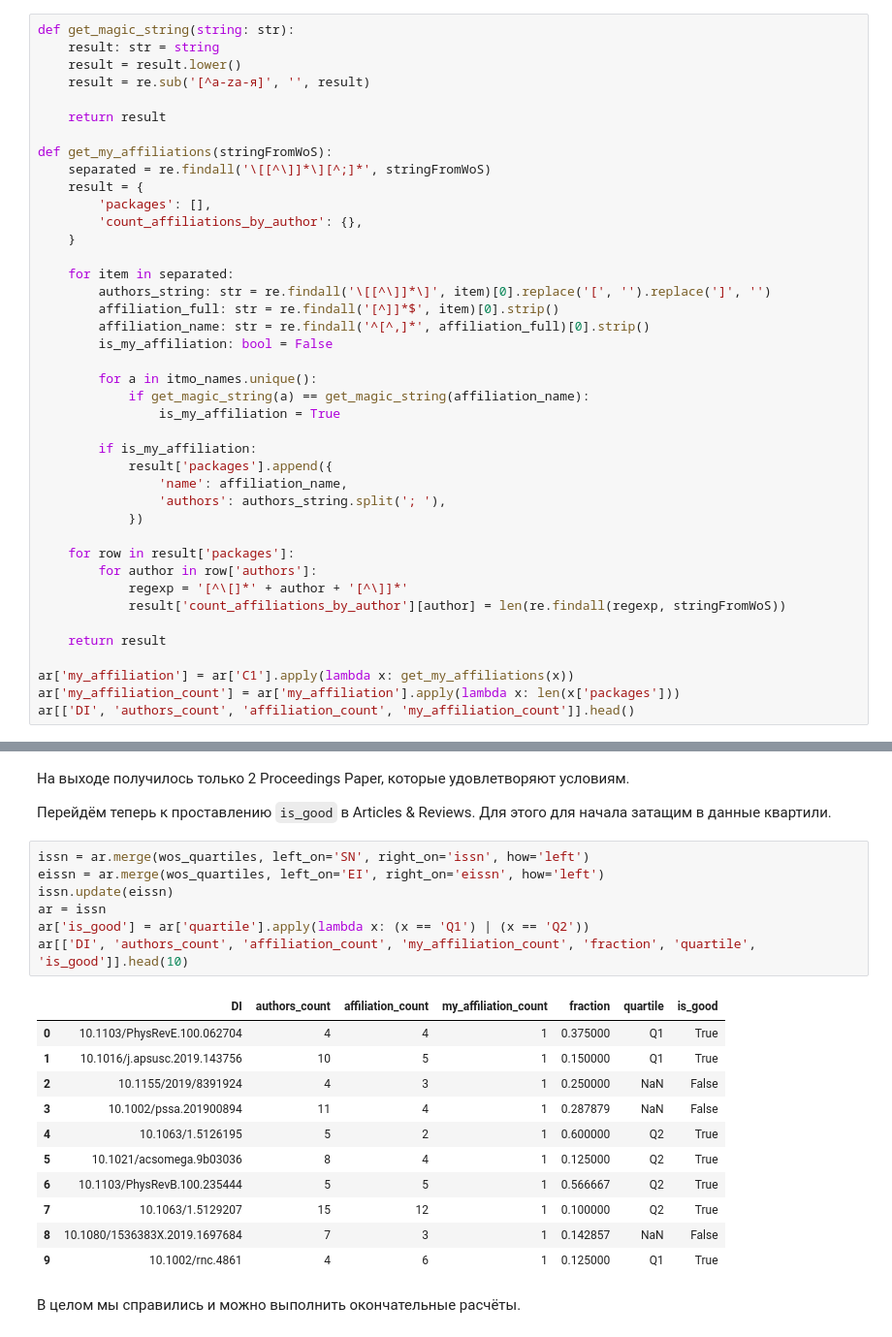
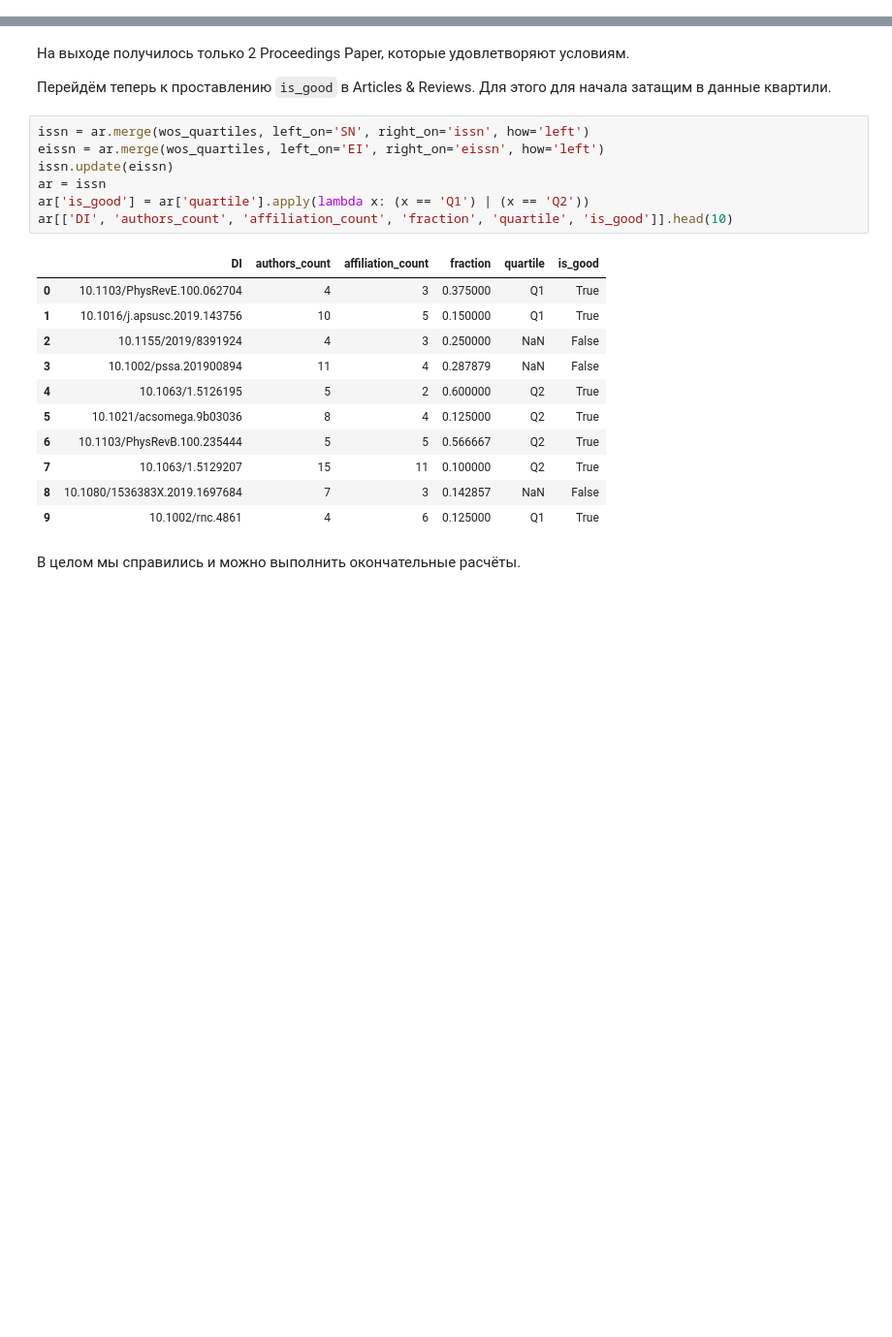
Before and after one commit to psalru/analytics, a Jupyter notebook: 2021_07_07_wos_q1_q2_with_fractions/report.ipynb, the cells around one changed output, grey strips where cells are left out. Shown at 97% size. Saved outputs shown, nothing was run; the diff lists cells and outputs as text; blank space fills up the shorter version.

```diff
--- a/2021_07_07_wos_q1_q2_with_fractions/report.ipynb
+++ b/2021_07_07_wos_q1_q2_with_fractions/report.ipynb
@@ -305,41 +310,0 @@ it[['DI', 'authors_count', 'affiliation_count']].head()
-# %%
-def get_magic_string(string: str):
-    result: str = string
-    result = result.lower()
-    result = re.sub('[^a-zа-я]', '', result)
-
-    return result
-
-def get_my_affiliations(stringFromWoS):
-    separated = re.findall('\[[^\]]*\][^;]*', stringFromWoS)
-    result = {
-        'packages': [],
-        'count_affiliations_by_author': {},
-    }
-
-    for item in separated:
-        authors_string: str = re.findall('\[[^\]]*\]', item)[0].replace('[', '').replace(']', '')
-        affiliation_full: str = re.findall('[^]]*$', item)[0].strip()
-        affiliation_name: str = re.findall('^[^,]*', affiliation_full)[0].strip()
-        is_my_affiliation: bool = False
-
-        for a in itmo_names.unique():
-            if get_magic_string(a) == get_magic_string(affiliation_name):
-                is_my_affiliation = True
-
-        if is_my_affiliation:
-            result['packages'].append({
-                'name': affiliation_name,
-                'authors': authors_string.split('; '),
-            })
-
-    for row in result['packages']:
-        for author in row['authors']:
-            regexp = '[^\[]*' + author + '[^\]]*'
-            result['count_affiliations_by_author'][author] = len(re.findall(regexp, stringFromWoS))
-
-    return result
-
-ar['my_affiliation'] = ar['C1'].apply(lambda x: get_my_affiliations(x))
-ar['my_affiliation_count'] = ar['my_affiliation'].apply(lambda x: len(x['packages']))
-ar[['DI', 'authors_count', 'affiliation_count', 'my_affiliation_count']].head()
@@ -433,22 +357,22 @@ it[it['is_good']][['DI', 'authors_count', 'affiliation_count', 'my_affiliation_c
 # %%
 issn = ar.merge(wos_quartiles, left_on='SN', right_on='issn', how='left')
 eissn = ar.merge(wos_quartiles, left_on='EI', right_on='eissn', how='left')
 issn.update(eissn)
 ar = issn
 ar['is_good'] = ar['quartile'].apply(lambda x: (x == 'Q1') | (x == 'Q2'))
-ar[['DI', 'authors_count', 'affiliation_count', 'my_affiliation_count', 'fraction', 'quartile', 'is_good']].head(10)
+ar[['DI', 'authors_count', 'affiliation_count', 'fraction', 'quartile', 'is_good']].head(10)
 # %% [output]
-|  | DI | authors_count | affiliation_count | my_affiliation_count | fraction | quartile | is_good |
-| 0 | 10.1103/PhysRevE.100.062704 | 4 | 4 | 1 | 0.375000 | Q1 | True |
-| 1 | 10.1016/j.apsusc.2019.143756 | 10 | 5 | 1 | 0.150000 | Q1 | True |
-| 2 | 10.1155/2019/8391924 | 4 | 3 | 1 | 0.250000 | NaN | False |
-| 3 | 10.1002/pssa.201900894 | 11 | 4 | 1 | 0.287879 | NaN | False |
-| 4 | 10.1063/1.5126195 | 5 | 2 | 1 | 0.600000 | Q2 | True |
-| 5 | 10.1021/acsomega.9b03036 | 8 | 4 | 1 | 0.125000 | Q2 | True |
-| 6 | 10.1103/PhysRevB.100.235444 | 5 | 5 | 1 | 0.566667 | Q2 | True |
-| 7 | 10.1063/1.5129207 | 15 | 12 | 1 | 0.100000 | Q2 | True |
-| 8 | 10.1080/1536383X.2019.1697684 | 7 | 3 | 1 | 0.142857 | NaN | False |
-| 9 | 10.1002/rnc.4861 | 4 | 6 | 1 | 0.125000 | Q1 | True |
+|  | DI | authors_count | affiliation_count | fraction | quartile | is_good |
+| 0 | 10.1103/PhysRevE.100.062704 | 4 | 3 | 0.375000 | Q1 | True |
+| 1 | 10.1016/j.apsusc.2019.143756 | 10 | 5 | 0.150000 | Q1 | True |
+| 2 | 10.1155/2019/8391924 | 4 | 3 | 0.250000 | NaN | False |
+| 3 | 10.1002/pssa.201900894 | 11 | 4 | 0.287879 | NaN | False |
+| 4 | 10.1063/1.5126195 | 5 | 2 | 0.600000 | Q2 | True |
+| 5 | 10.1021/acsomega.9b03036 | 8 | 4 | 0.125000 | Q2 | True |
+| 6 | 10.1103/PhysRevB.100.235444 | 5 | 5 | 0.566667 | Q2 | True |
+| 7 | 10.1063/1.5129207 | 15 | 11 | 0.100000 | Q2 | True |
+| 8 | 10.1080/1536383X.2019.1697684 | 7 | 3 | 0.142857 | NaN | False |
+| 9 | 10.1002/rnc.4861 | 4 | 6 | 0.125000 | Q1 | True |
 # %% [markdown]
 В целом мы справились и можно выполнить окончательные расчёты.
 # %%
```
Also changed, not shown: parts of 13 cells of this notebook, 2 other files.
